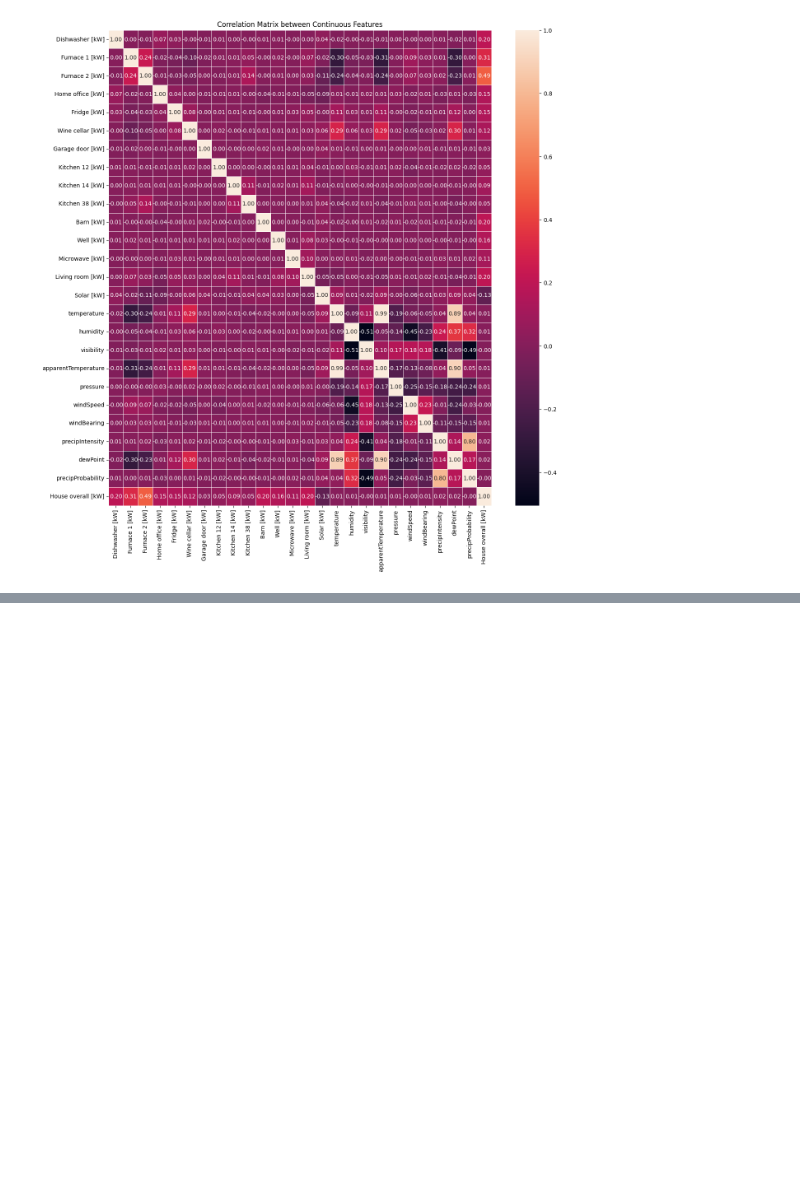
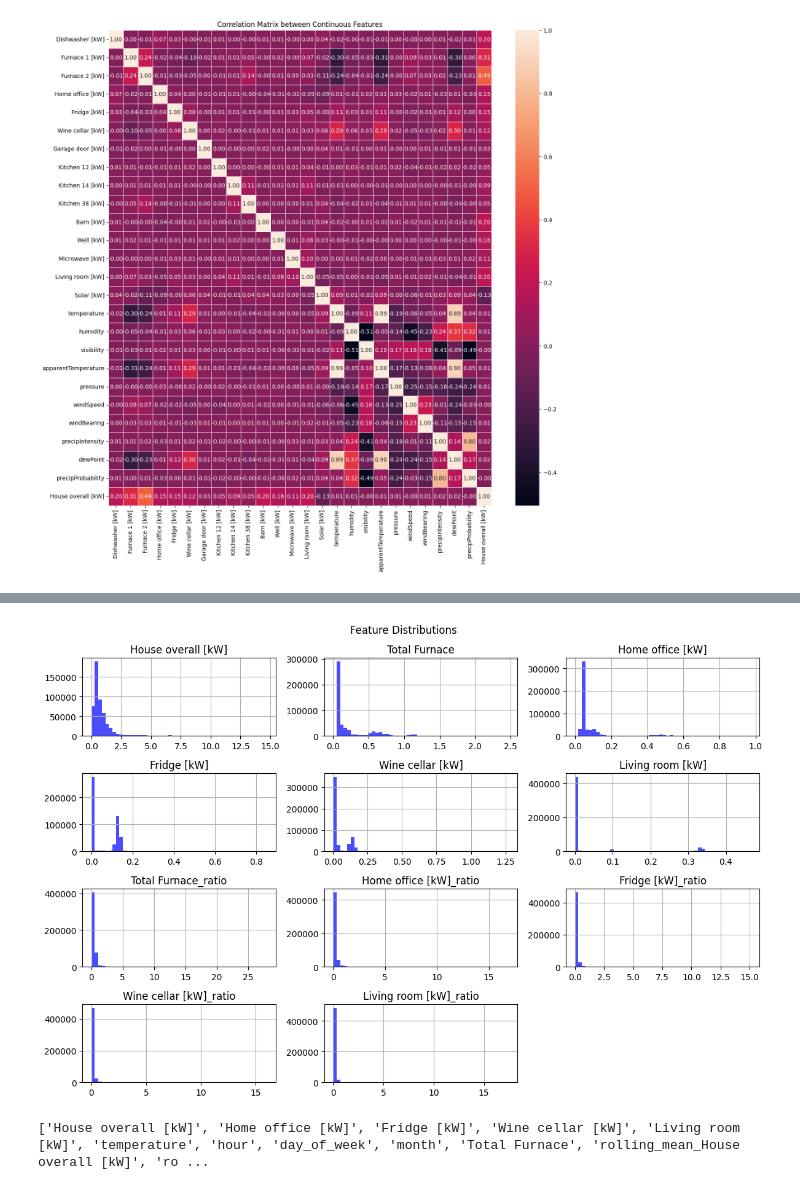
Before and after one commit to mojodean/aai-530-final-project, a Jupyter notebook: 530_IoT_project.ipynb, the cells around one changed output, grey strips where cells are left out. Cells and saved outputs as stored; diff of their text form; code cells hidden in the pictures; blank space fills up the shorter version.

Commit message:
Data preprocessing and feature engineering

```diff
--- a/530_IoT_project.ipynb
+++ b/530_IoT_project.ipynb
@@ -300,0 +346,17 @@ Text(0.5, 1.0, 'Correlation Matrix between Continuous Features')
+# %%
+# Feature Engineering - Appliance-to-total ratios
+appliances = [
+    'Total Furnace',
+    'Home office [kW]',
+    'Fridge [kW]',
+    'Wine cellar [kW]',
+    'Living room [kW]',
+]
+
+# Set a minimum threshold so that ratio does not go to infinity
+threshold = 0.01
+df_work['House_w_threshold'] = df_work['House overall [kW]'].apply(lambda x: max(x, threshold))
+
+# Calculate ratio of appliance energy consumption to house overall consumption
+for app in appliances:
+  df_work[f'{app}_ratio'] = df_work[app] / df_work['House_w_threshold']
@@ -300,0 +406,5 @@ Text(0.5, 1.0, 'Correlation Matrix between Continuous Features')
+# %%
+# Remove missing 59 data from creating rolling statistics
+df_work = df_work.dropna()
+
+df_work.isnull().sum()
@@ -300,0 +430,30 @@ Text(0.5, 1.0, 'Correlation Matrix between Continuous Features')
+# %%
+# Numerical columns
+features_to_check = [
+    'House overall [kW]',
+    'Total Furnace',
+    'Home office [kW]',
+    'Fridge [kW]',
+    'Wine cellar [kW]',
+    'Living room [kW]',
+    'Total Furnace_ratio',
+    'Home office [kW]_ratio',
+    'Fridge [kW]_ratio',
+    'Wine cellar [kW]_ratio',
+    'Living room [kW]_ratio'
+]
+
+# Plot histograms
+df_work[features_to_check].hist(figsize=(12, 8), bins=50, color='blue', alpha=0.7)
+plt.suptitle("Feature Distributions")
+plt.tight_layout()
+plt.show()
+# %% [output]
+[figure, added]
+# %%
+# List of final features
+exclude = ['datetime', 'Furnace 1 [kW]', 'Furnace 2 [kW]', 'House_w_threshold']
+final_features = [col for col in df_work.columns if col not in exclude]
+print(final_features)
+# %% [output]
+['House overall [kW]', 'Home office [kW]', 'Fridge [kW]', 'Wine cellar [kW]', 'Living room [kW]', 'temperature', 'hour', 'day_of_week', 'month', 'Total Furnace', 'rolling_mean_House overall [kW]', 'ro ...
```
Also changed, not shown: parts of 14 cells of this notebook.
